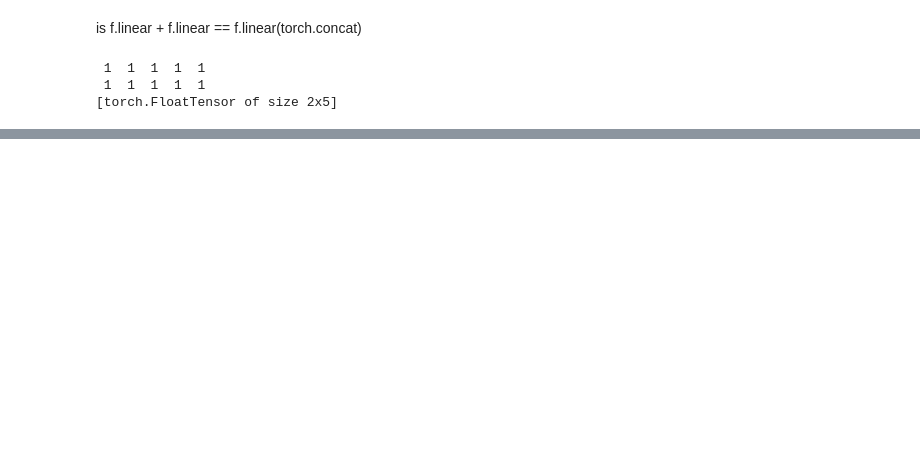
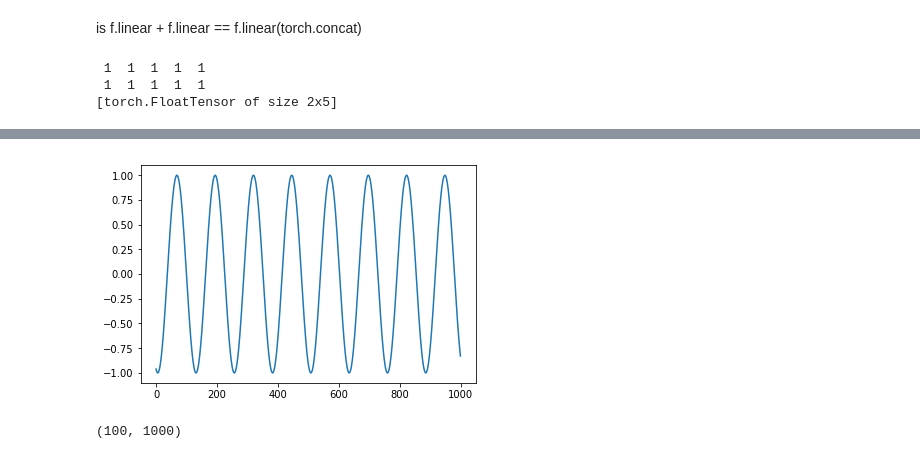
Before and after one commit to Sandy4321/WebTraffic, a Jupyter notebook: model/LSTM.ipynb, the cells around one changed output, grey strips where cells are left out. Cells and saved outputs as stored; diff of their text form; code cells hidden in the pictures; blank space fills up the shorter version.

```diff
--- a/model/LSTM.ipynb
+++ b/model/LSTM.ipynb
@@ -144,0 +67,10 @@ Parameter(torch.Tensor(5)).data.uniform_(-1, 1)
+# %%
+np.random.seed(2)
+
+T = 20
+L = 1000
+N = 100
+
+x = np.empty((N,L), 'int64')
+x[:] = np.array(range(L)) + np.random.randint(-4 * T, 4 * T, N).reshape(N, 1)
+data = np.sin(x / 1.0 / T).astype('float64')
@@ -144,0 +80,9 @@ Parameter(torch.Tensor(5)).data.uniform_(-1, 1)
+# %%
+plt.plot(data[3])
+plt.show()
+# %% [output]
+[figure, added]
+# %%
+data.shape
+# %% [output]
+(100, 1000)
```
Also changed, not shown: parts of 15 cells of this notebook, 3 other files.
